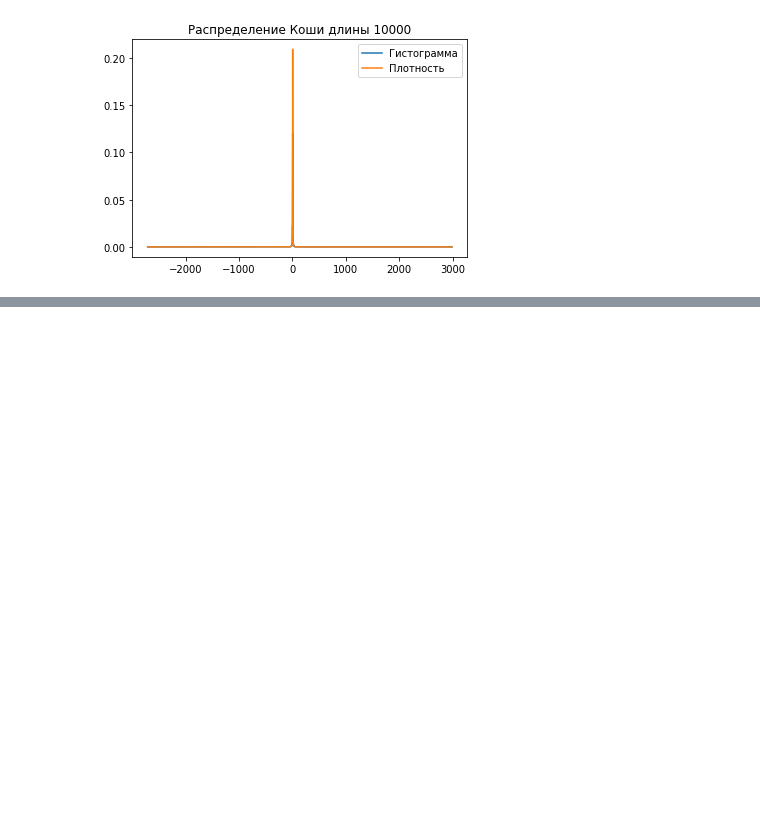
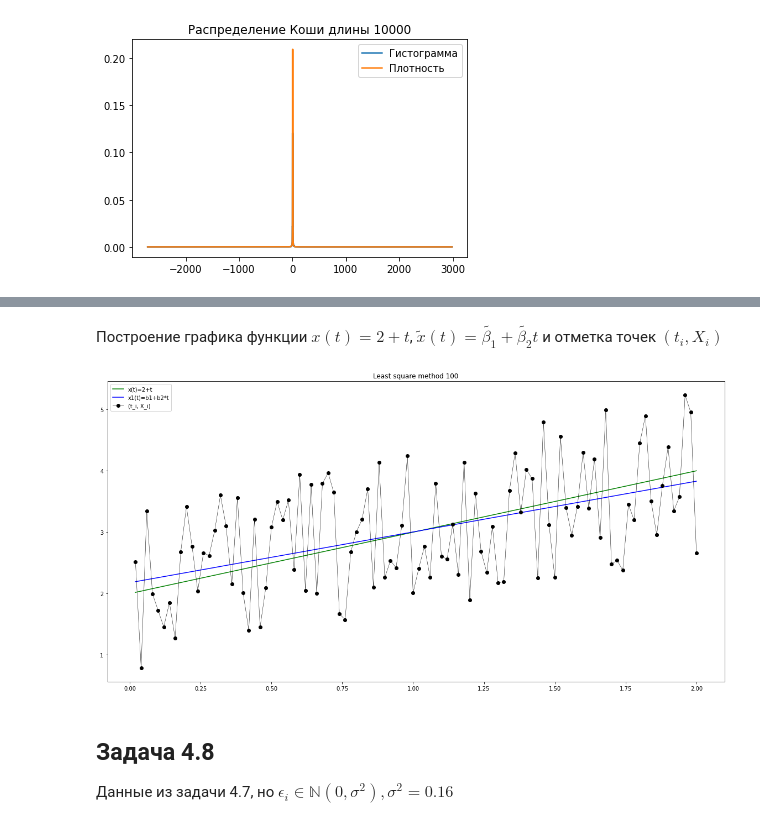
Before and after one commit to rw404/MS, a Jupyter notebook: Distributions.ipynb, the cells around one changed output, grey strips where cells are left out. Drawn from its saved outputs; the diff is of its cells as text; code cells hidden in the pictures; blank space fills up the shorter version.

```diff
--- a/Distributions.ipynb
+++ b/Distributions.ipynb
@@ -868,0 +898,46 @@ C(4.98376276044115, 2.643928460393461)
+# %%
+def t_gen(n = 100):
+    t = np.zeros((n))
+    for i in range(n):
+        t[i] = 2*(i+1)/n
+    return t
+# %%
+def F_construct(n = 100):
+    F = np.zeros((n, 2))
+    for i in range(n):
+        F[i, 0] = 1
+        F[i, 1] = 2*(i+1)/n
+    return F
+# %%
+def LSE(n = 100, X_i = X_i()):
+    F = F_construct(n)
+
+    ans = np.dot(F.T, F)
+    ans = np.linalg.inv(ans)
+    ans = np.dot(ans, F.T)
+    ans = np.dot(ans, X_i)
+    return ans
+# %% [markdown]
+Построение графика функции $x(t) = 2 + t$, $\widetilde{x}(t) = \widetilde{\beta_1}+\widetilde{\beta_2}t$ и отметка точек $(t_i, X_i)$
+# %%
+def truth(t):
+    return 2+t
+def LSM(n = 100, X_i = X_i()):
+    b = LSE(n = n, X_i = X_i)
+    return np.dot(F_construct(), b.T)
+# %%
+t = t_gen()
+fig, ax = plt.subplots(figsize=(20, 10))
+plt.plot(t, truth(t), color = 'g')
+plt.plot(t, LSM(), color='b')
+plt.plot(t, X_i(), color='k', marker = 'o', linewidth = 0.5)
+plt.legend(["x(t)=2+t", "x1(t)=b1+b2*t", "(t_i, X_i)"])
+plt.title("Least square method " + str(len(t)))
+
+plt.savefig("./Task_3_1/LSM_uniform_"+str(len(t))+".png")
+# %% [output]
+[figure, added]
+# %% [markdown]
+## Задача 4.8
+
+Данные из задачи 4.7, но $\epsilon_i\in \mathbb{N}(0, \sigma^2), \sigma^2 = 0.16$
```
Also changed, not shown: parts of 7 cells of this notebook, 3 other files.
